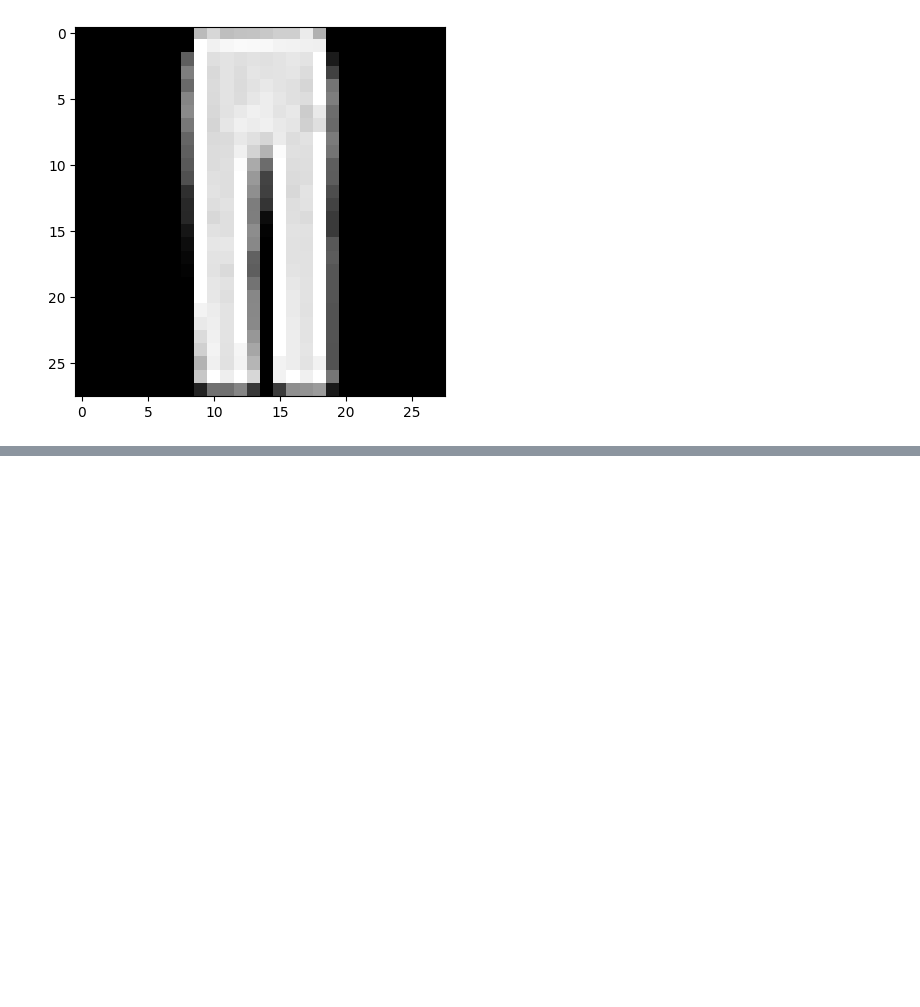
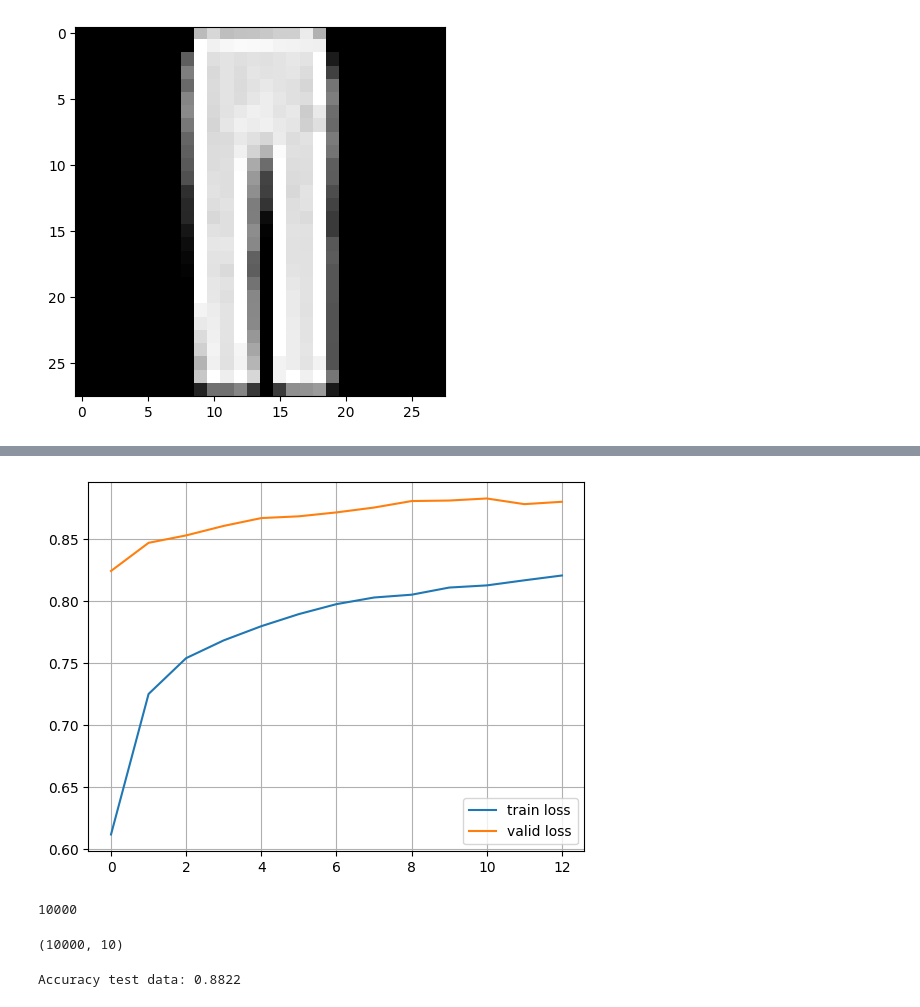
Before and after one commit to olhaishchenko/-data_science, a Jupyter notebook: HW_10_2.ipynb, the cells around one changed output, grey strips where cells are left out. Cells and saved outputs as stored; diff of their text form; code cells hidden in the pictures; blank space fills up the shorter version.

```diff
--- a/HW_10_2.ipynb
+++ b/HW_10_2.ipynb
@@ -221,0 +243,27 @@ ResourceExhaustedError: ignored
+# %%
+plt.plot(history.history["categorical_accuracy"], label="train loss")
+plt.plot(history.history["val_categorical_accuracy"], label="valid loss")
+plt.legend()
+plt.grid()
+# %% [output]
+[figure, added]
+# %%
+# test_out_vgg = model_vgg16(x_test_vgg16).numpy()
+
+best_model_vgg = tf.keras.saving.load_model("best_vgg.hdf5")
+test_out = []
+
+for x, y in test_dataset_vgg:
+    test_out.extend(best_model_vgg(x).numpy())
+print(len(test_out))
+
+test_out_vgg = np.array(test_out)
+test_out_vgg.shape
+# %% [output]
+10000
+(10000, 10)
+# %%
+accuracy_test = np.mean(test_out_vgg.argmax(axis=1) == y_test_vgg16)
+print(f"Accuracy test data: {accuracy_test.round(5)}" )
+# %% [output]
+Accuracy test data: 0.8822
```
Also changed, not shown: parts of 14 cells of this notebook.
